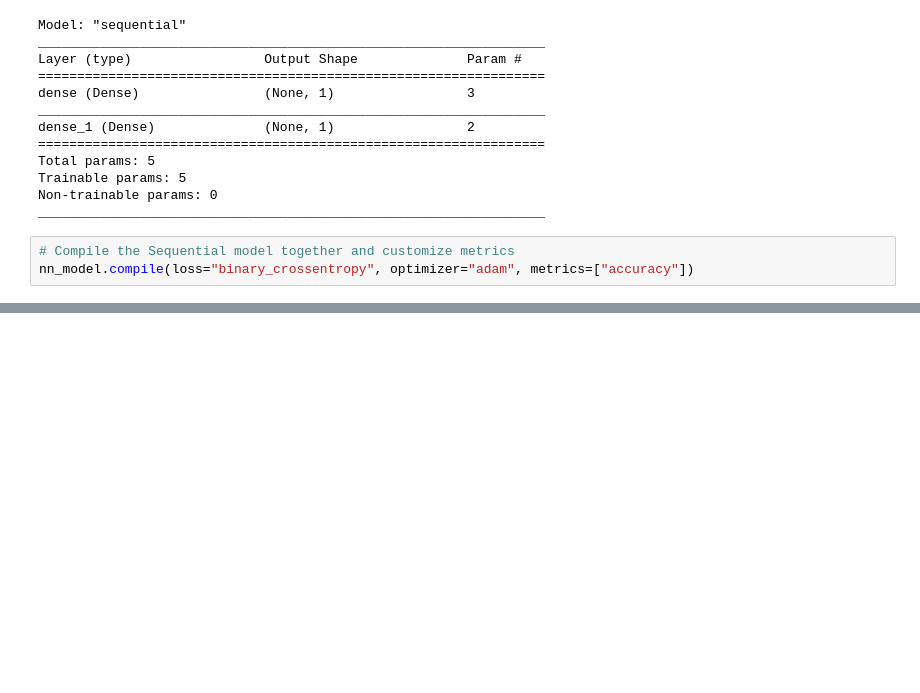
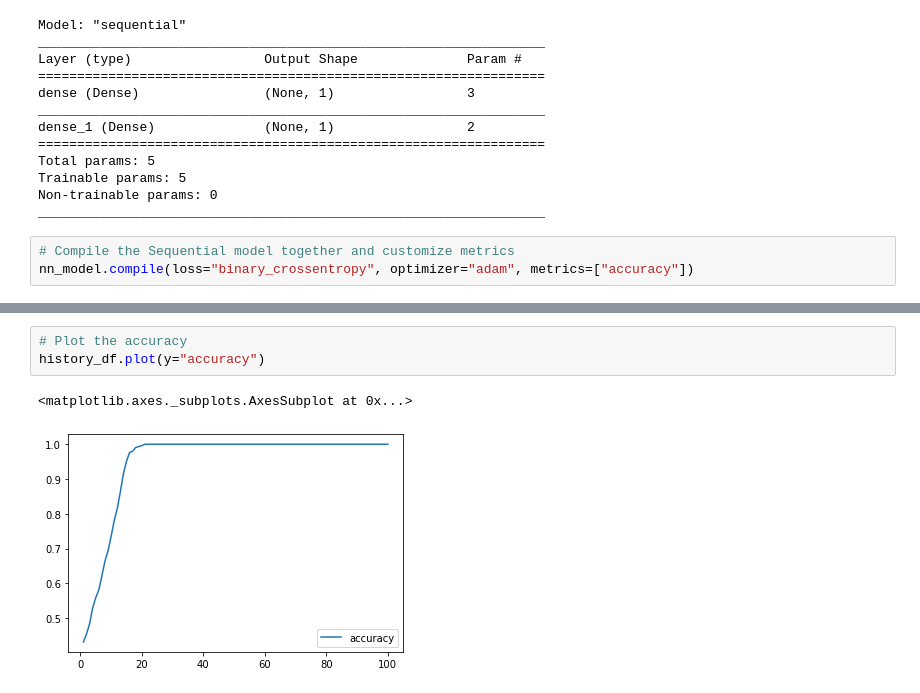
Before and after one commit to josem279/Neural_Network_Charity_Analysis, a Jupyter notebook: Module_Practice_Files/Basic_Neural_Network.ipynb, the cells around one changed output, grey strips where cells are left out. Drawn from its saved outputs; the diff is of its cells as text; blank space fills up the shorter version.

```diff
--- a/Module_Practice_Files/Basic_Neural_Network.ipynb
+++ b/Module_Practice_Files/Basic_Neural_Network.ipynb
@@ -83,0 +93,6 @@ Epoch 100/100
+# %%
+# Plot the accuracy
+history_df.plot(y="accuracy")
+# %% [output]
+<matplotlib.axes._subplots.AxesSubplot at 0x...>
+[figure, added]
```
Also changed, not shown: parts of 12 cells of this notebook, 12 other files.
